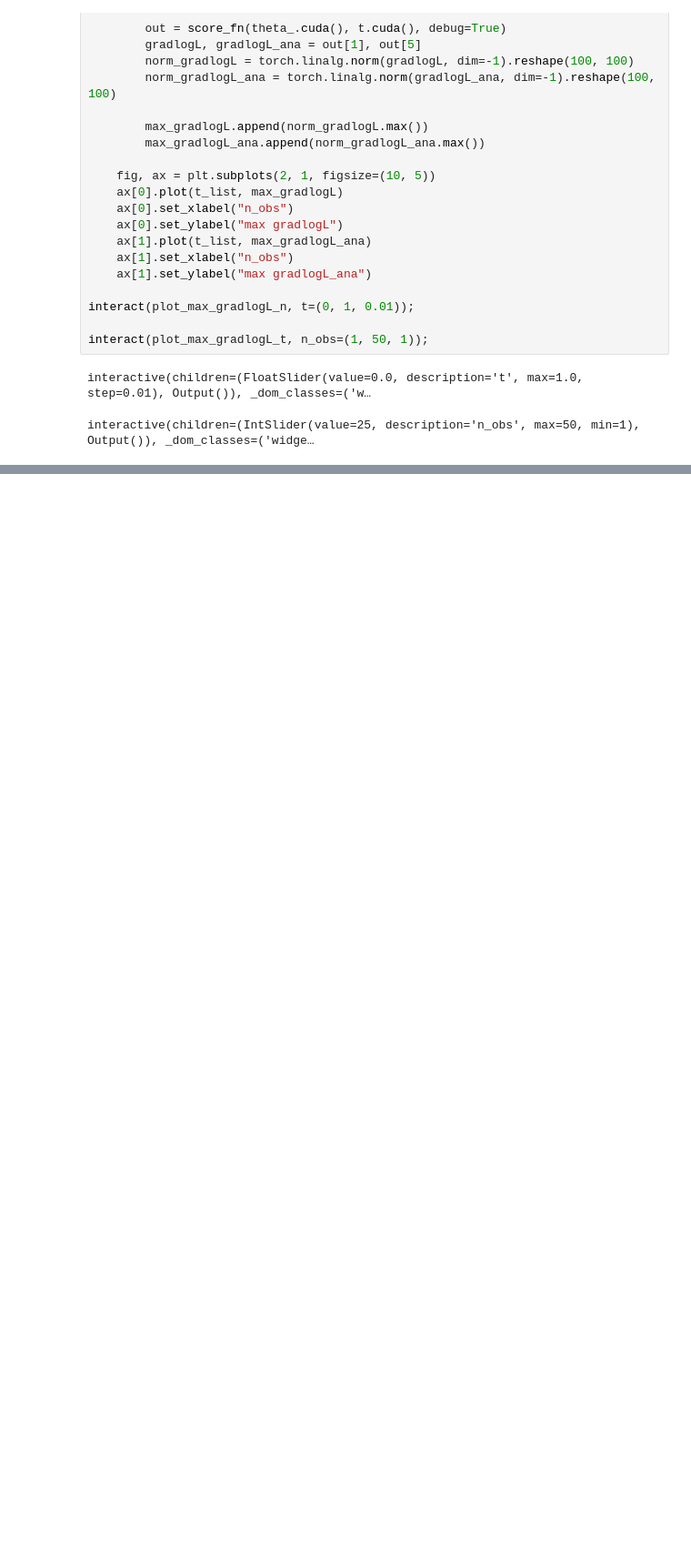
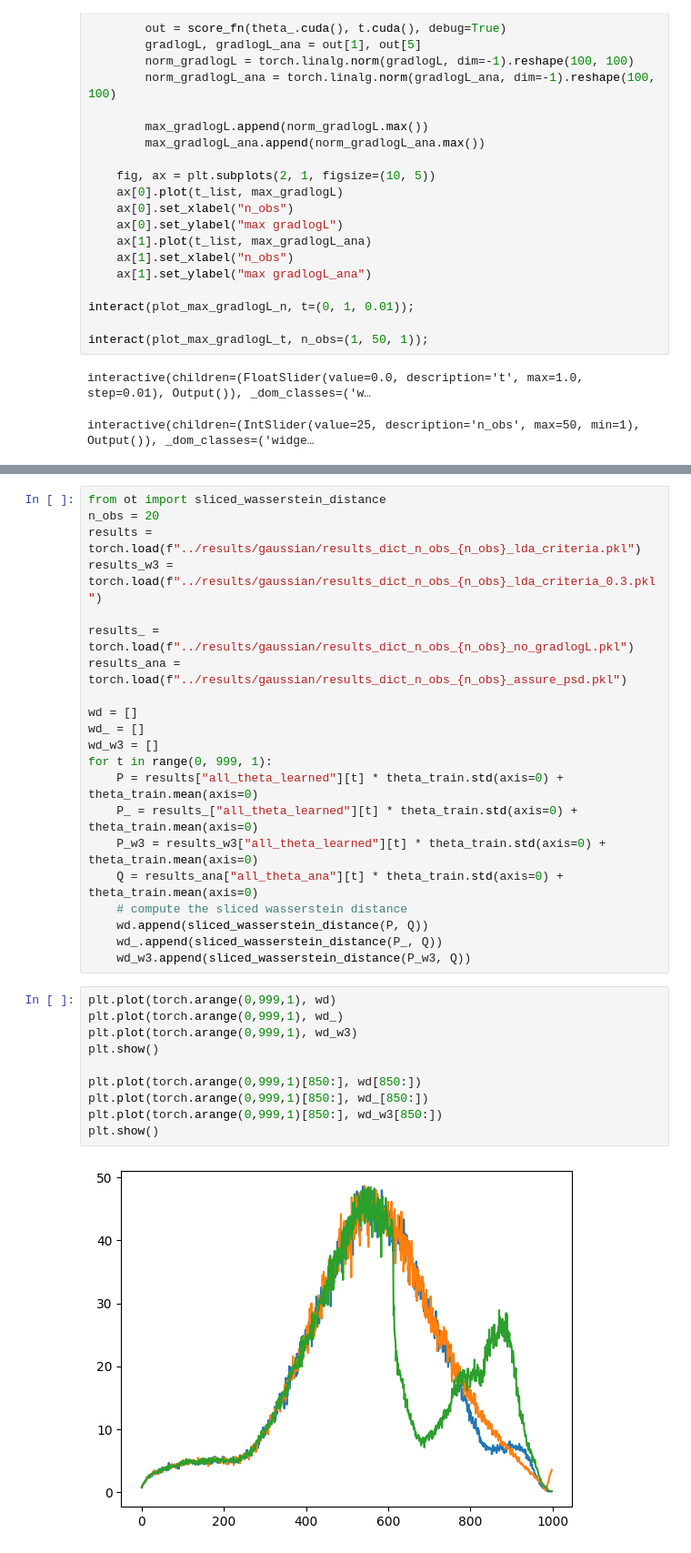
Before and after one commit to JuliaLinhart/diffusions-for-sbi, a Jupyter notebook: notebooks/analtic_vs_learned_debug.ipynb, the cells around one changed output, grey strips where cells are left out. Shown at 91% size. Drawn from its saved outputs; the diff is of its cells as text; blank space fills up the shorter version.

```diff
--- a/notebooks/analtic_vs_learned_debug.ipynb
+++ b/notebooks/analtic_vs_learned_debug.ipynb
@@ -237,0 +313,33 @@ interactive(children=(IntSlider(value=25, description='n_obs', max=50, min=1), O
+# %%
+from ot import sliced_wasserstein_distance
+n_obs = 20
+results = torch.load(f"../results/gaussian/results_dict_n_obs_{n_obs}_lda_criteria.pkl")
+results_w3 = torch.load(f"../results/gaussian/results_dict_n_obs_{n_obs}_lda_criteria_0.3.pkl")
+
+results_ = torch.load(f"../results/gaussian/results_dict_n_obs_{n_obs}_no_gradlogL.pkl")
+results_ana = torch.load(f"../results/gaussian/results_dict_n_obs_{n_obs}_assure_psd.pkl")
+
+wd = []
+wd_ = []
+wd_w3 = []
+for t in range(0, 999, 1):
+    P = results["all_theta_learned"][t] * theta_train.std(axis=0) + theta_train.mean(axis=0)
+    P_ = results_["all_theta_learned"][t] * theta_train.std(axis=0) + theta_train.mean(axis=0)
+    P_w3 = results_w3["all_theta_learned"][t] * theta_train.std(axis=0) + theta_train.mean(axis=0)
+    Q = results_ana["all_theta_ana"][t] * theta_train.std(axis=0) + theta_train.mean(axis=0)
+    # compute the sliced wasserstein distance
+    wd.append(sliced_wasserstein_distance(P, Q))
+    wd_.append(sliced_wasserstein_distance(P_, Q))
+    wd_w3.append(sliced_wasserstein_distance(P_w3, Q))
+# %%
+plt.plot(torch.arange(0,999,1), wd)
+plt.plot(torch.arange(0,999,1), wd_)
+plt.plot(torch.arange(0,999,1), wd_w3)
+plt.show()
+
+plt.plot(torch.arange(0,999,1)[850:], wd[850:])
+plt.plot(torch.arange(0,999,1)[850:], wd_[850:])
+plt.plot(torch.arange(0,999,1)[850:], wd_w3[850:])
+plt.show()
+# %% [output]
+[figure, added]
```
Also changed, not shown: parts of 9 cells of this notebook, 3 other files.
